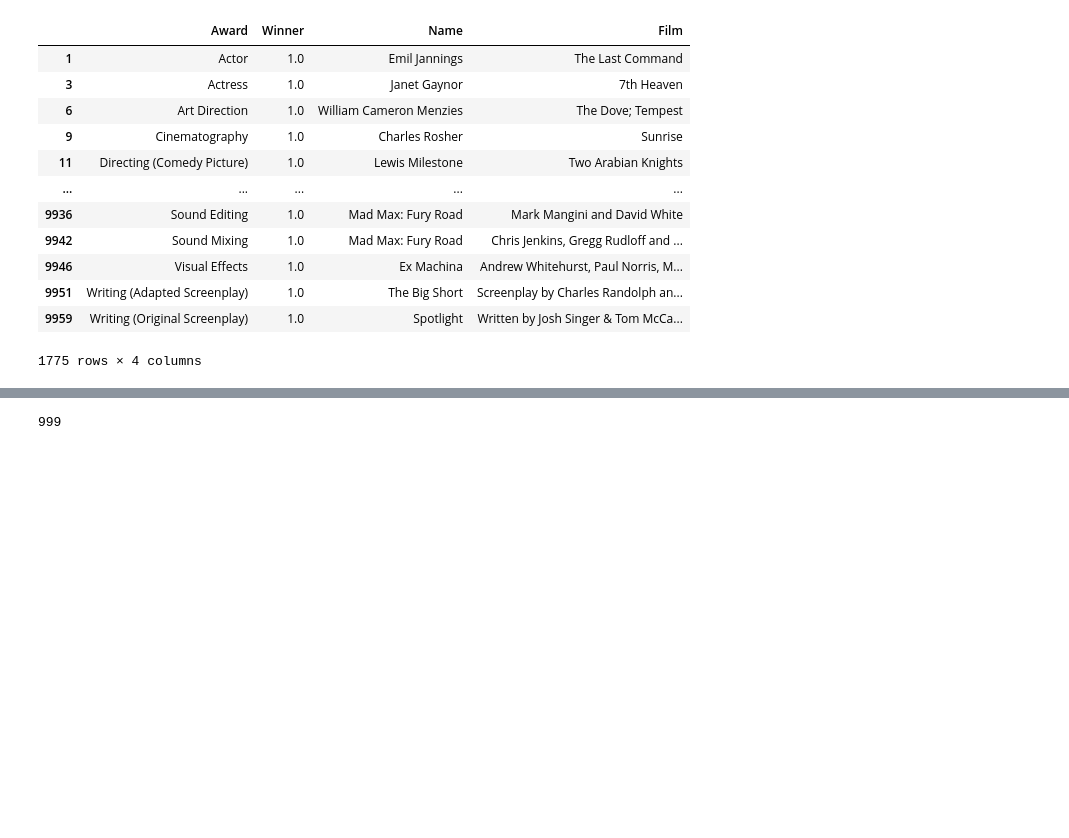
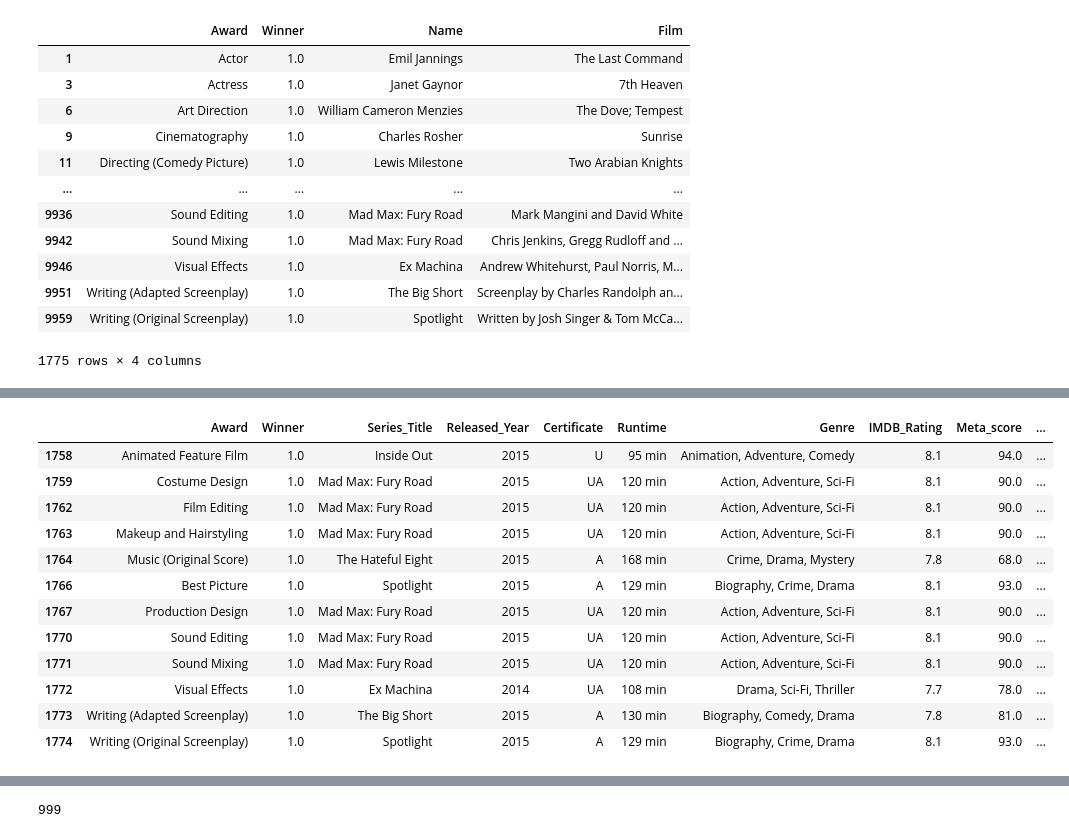
Before and after one commit to 0samvuong/Project-2-ETL-Group-6, a Jupyter notebook: movies.ipynb, the cells around one changed output, grey strips where cells are left out. Saved outputs shown, nothing was run; the diff lists cells and outputs as text; code cells hidden in the pictures; blank space fills up the shorter version.

Commit message:
updated tables

```diff
--- a/movies.ipynb
+++ b/movies.ipynb
@@ -85,0 +73,4 @@ award_list_df
+# %%
+#movies table
+movies_table=imdb_df[["Series_Title","Released_Year","Certificate","Runtime","Genre","IMDB_Rating","Meta_score","Director","Gross"]]
+movies_table
@@ -85,0 +147,19 @@ award_list_df
+# %%
+merge_test2=pd.merge(academy_award_df2,movies_table,how="left",left_on="Name",right_on="Series_Title")
+merge_test2=merge_test2.dropna(subset=["IMDB_Rating"])
+merge_test2=merge_test2.drop(columns=["Film","Name"])
+merge_test2
+# %% [output]
+|  | Award | Winner | Series_Title | Released_Year | Certificate | Runtime | Genre | IMDB_Rating | Meta_score | ... |
+| 1758 | Animated Feature Film | 1.0 | Inside Out | 2015 | U | 95 min | Animation, Adventure, Comedy | 8.1 | 94.0 | ... |
+| 1759 | Costume Design | 1.0 | Mad Max: Fury Road | 2015 | UA | 120 min | Action, Adventure, Sci-Fi | 8.1 | 90.0 | ... |
+| 1762 | Film Editing | 1.0 | Mad Max: Fury Road | 2015 | UA | 120 min | Action, Adventure, Sci-Fi | 8.1 | 90.0 | ... |
+| 1763 | Makeup and Hairstyling | 1.0 | Mad Max: Fury Road | 2015 | UA | 120 min | Action, Adventure, Sci-Fi | 8.1 | 90.0 | ... |
+| 1764 | Music (Original Score) | 1.0 | The Hateful Eight | 2015 | A | 168 min | Crime, Drama, Mystery | 7.8 | 68.0 | ... |
+| 1766 | Best Picture | 1.0 | Spotlight | 2015 | A | 129 min | Biography, Crime, Drama | 8.1 | 93.0 | ... |
+| 1767 | Production Design | 1.0 | Mad Max: Fury Road | 2015 | UA | 120 min | Action, Adventure, Sci-Fi | 8.1 | 90.0 | ... |
+| 1770 | Sound Editing | 1.0 | Mad Max: Fury Road | 2015 | UA | 120 min | Action, Adventure, Sci-Fi | 8.1 | 90.0 | ... |
+| 1771 | Sound Mixing | 1.0 | Mad Max: Fury Road | 2015 | UA | 120 min | Action, Adventure, Sci-Fi | 8.1 | 90.0 | ... |
+| 1772 | Visual Effects | 1.0 | Ex Machina | 2014 | UA | 108 min | Drama, Sci-Fi, Thriller | 7.7 | 78.0 | ... |
+| 1773 | Writing (Adapted Screenplay) | 1.0 | The Big Short | 2015 | A | 130 min | Biography, Comedy, Drama | 7.8 | 81.0 | ... |
+| 1774 | Writing (Original Screenplay) | 1.0 | Spotlight | 2015 | A | 129 min | Biography, Crime, Drama | 8.1 | 93.0 | ... |
```
Also changed, not shown: parts of 12 cells of this notebook, 1 other file.
